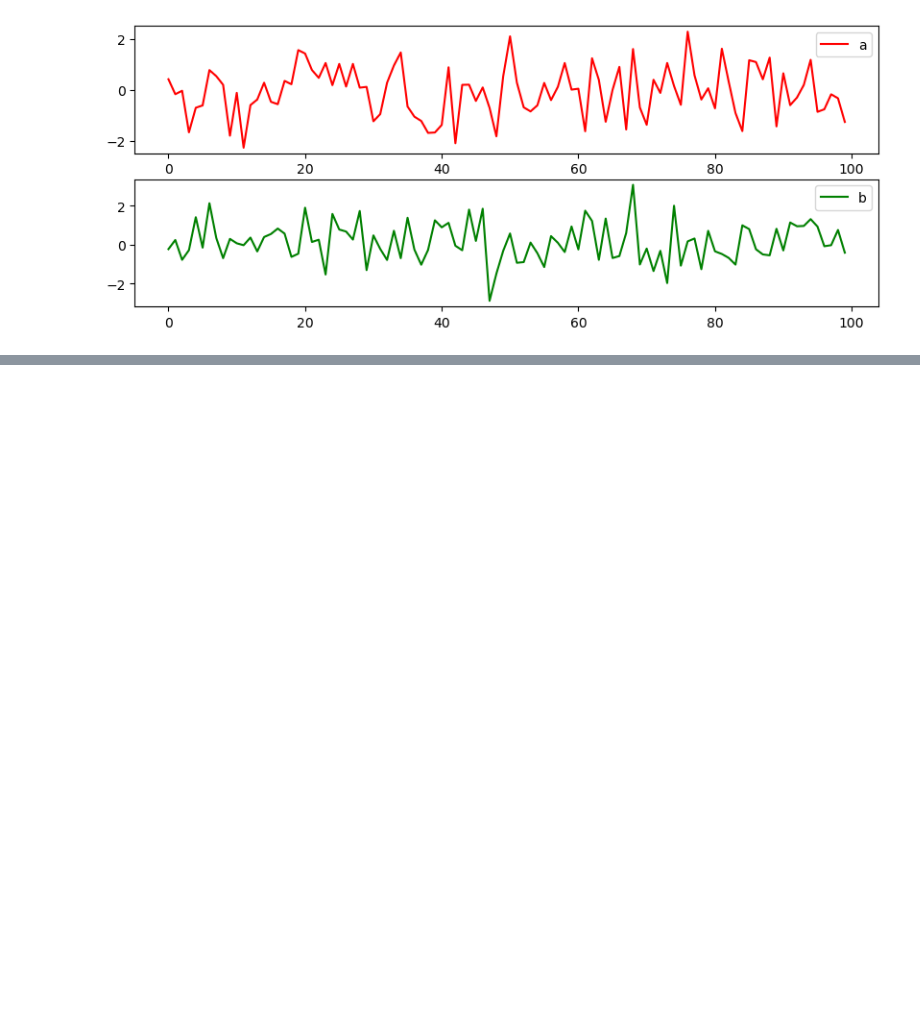
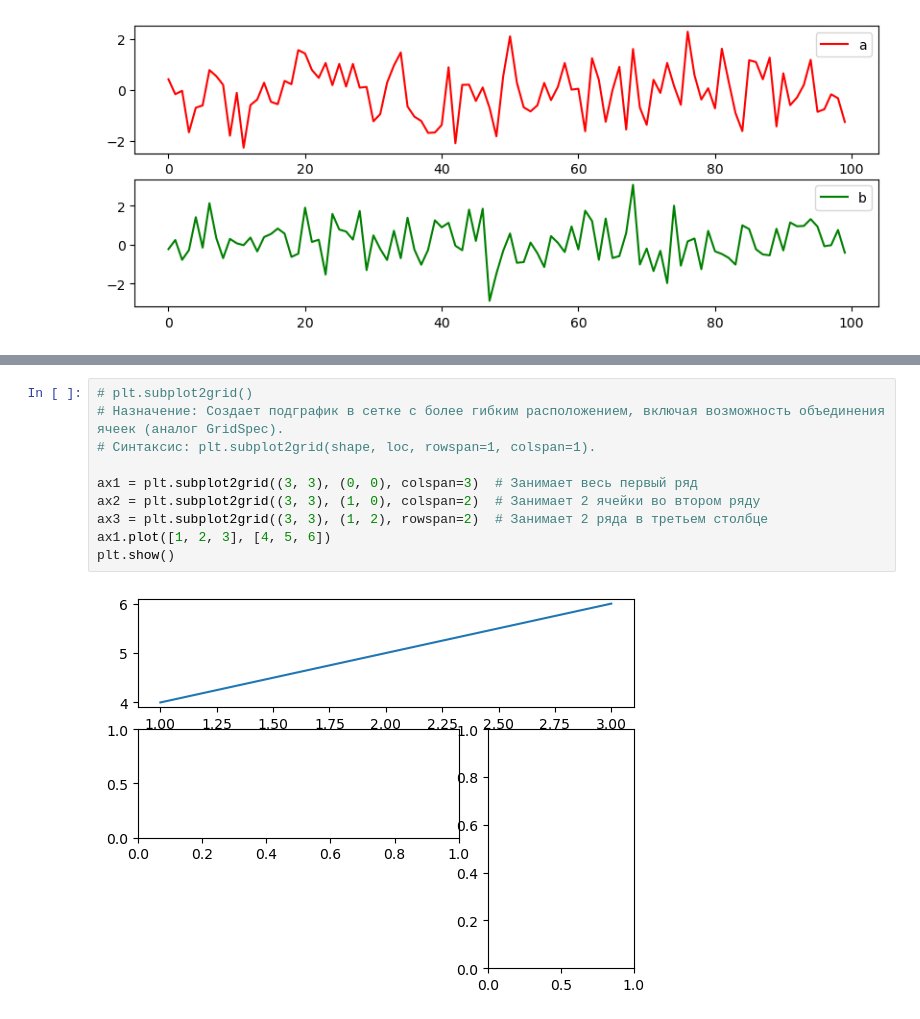
Before and after one commit to maxfil333/shared, a Jupyter notebook: matplot_notes.ipynb, the cells around one changed output, grey strips where cells are left out. Drawn from its saved outputs; the diff is of its cells as text; blank space fills up the shorter version.

```diff
--- a/matplot_notes.ipynb
+++ b/matplot_notes.ipynb
@@ -259,0 +309,12 @@ plt.show()
+# %%
+# plt.subplot2grid()
+# Назначение: Создает подграфик в сетке с более гибким расположением, включая возможность объединения ячеек (аналог GridSpec).
+# Синтаксис: plt.subplot2grid(shape, loc, rowspan=1, colspan=1).
+
+ax1 = plt.subplot2grid((3, 3), (0, 0), colspan=3)  # Занимает весь первый ряд
+ax2 = plt.subplot2grid((3, 3), (1, 0), colspan=2)  # Занимает 2 ячейки во втором ряду
+ax3 = plt.subplot2grid((3, 3), (1, 2), rowspan=2)  # Занимает 2 ряда в третьем столбце
+ax1.plot([1, 2, 3], [4, 5, 6])
+plt.show()
+# %% [output]
+[figure, added]
```
Also changed, not shown: parts of 33 cells of this notebook.
